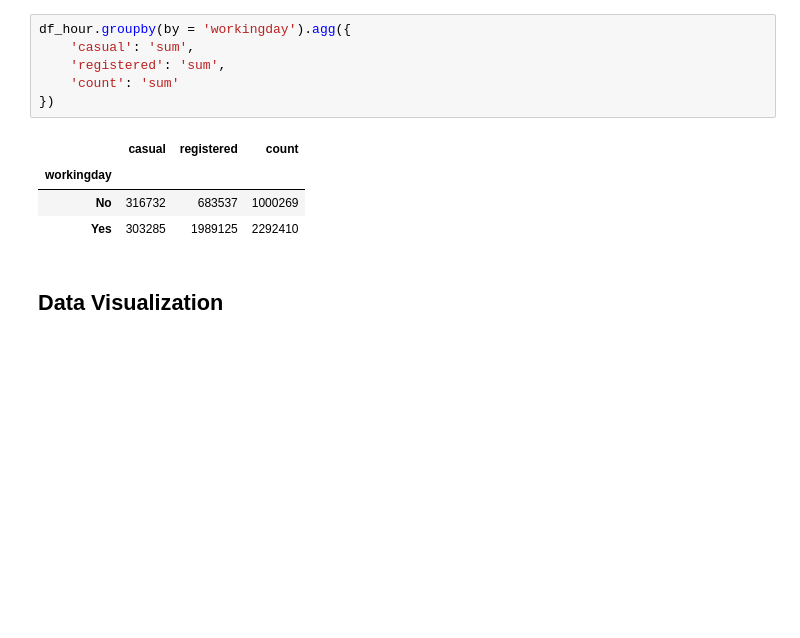
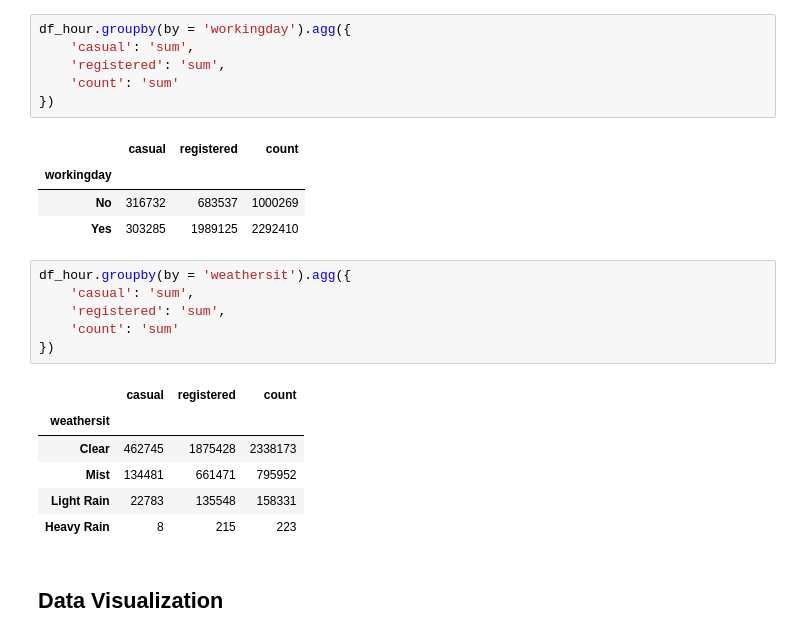
Before and after one commit to RizkiLaksanaPutra/Bike-Sharing-EDA, a Jupyter notebook: notebook.ipynb, the cells around one changed output. Drawn from its saved outputs; the diff is of its cells as text; blank space fills up the shorter version.

```diff
--- a/notebook.ipynb
+++ b/notebook.ipynb
@@ -376,5 +442,18 @@ df_hour.groupby(by = 'workingday').agg({
 | workingday |  |  |  |
 | No | 316732 | 683537 | 1000269 |
 | Yes | 303285 | 1989125 | 2292410 |
+# %%
+df_hour.groupby(by = 'weathersit').agg({
+    'casual': 'sum',
+    'registered': 'sum',
+    'count': 'sum'
+})
+# %% [output]
+|  | casual | registered | count |
+| weathersit |  |  |  |
+| Clear | 462745 | 1875428 | 2338173 |
+| Mist | 134481 | 661471 | 795952 |
+| Light Rain | 22783 | 135548 | 158331 |
+| Heavy Rain | 8 | 215 | 223 |
 # %% [markdown]
 ## Data Visualization
```
Also changed, not shown: parts of 17 cells of this notebook.
